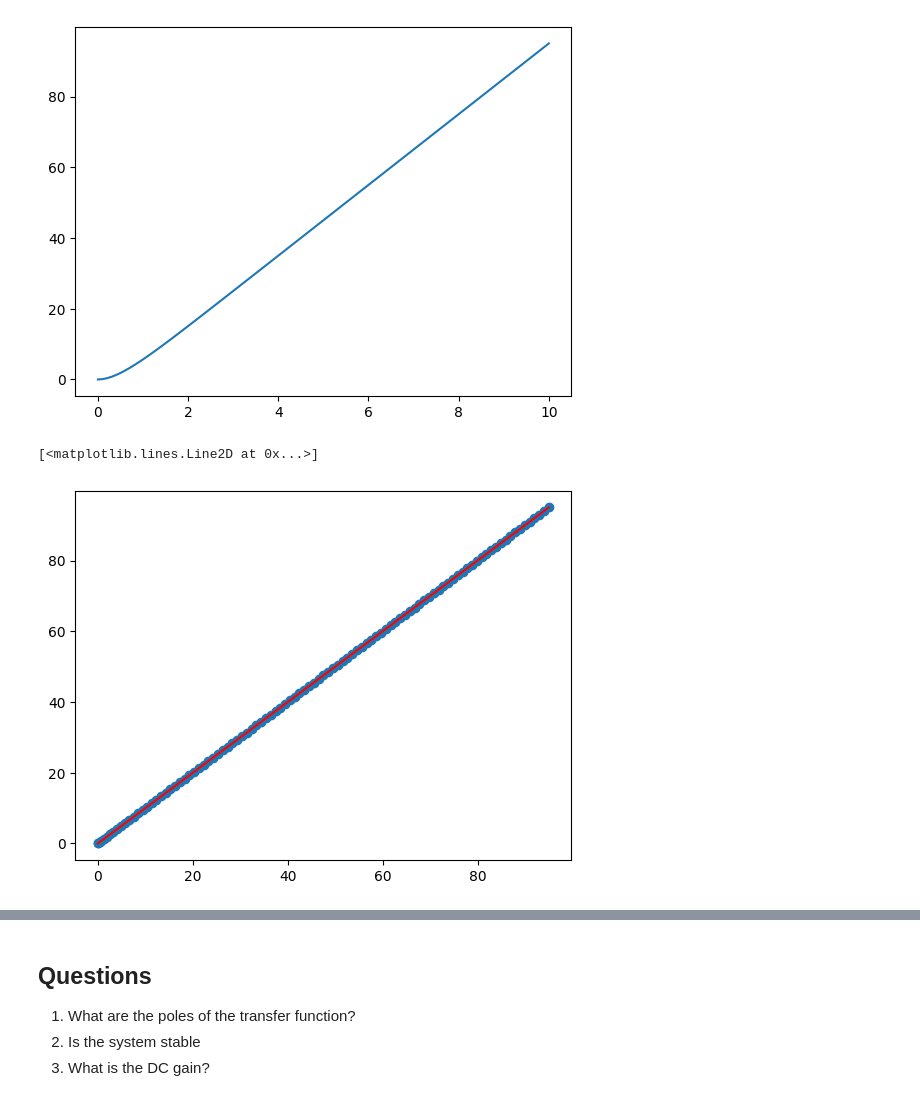
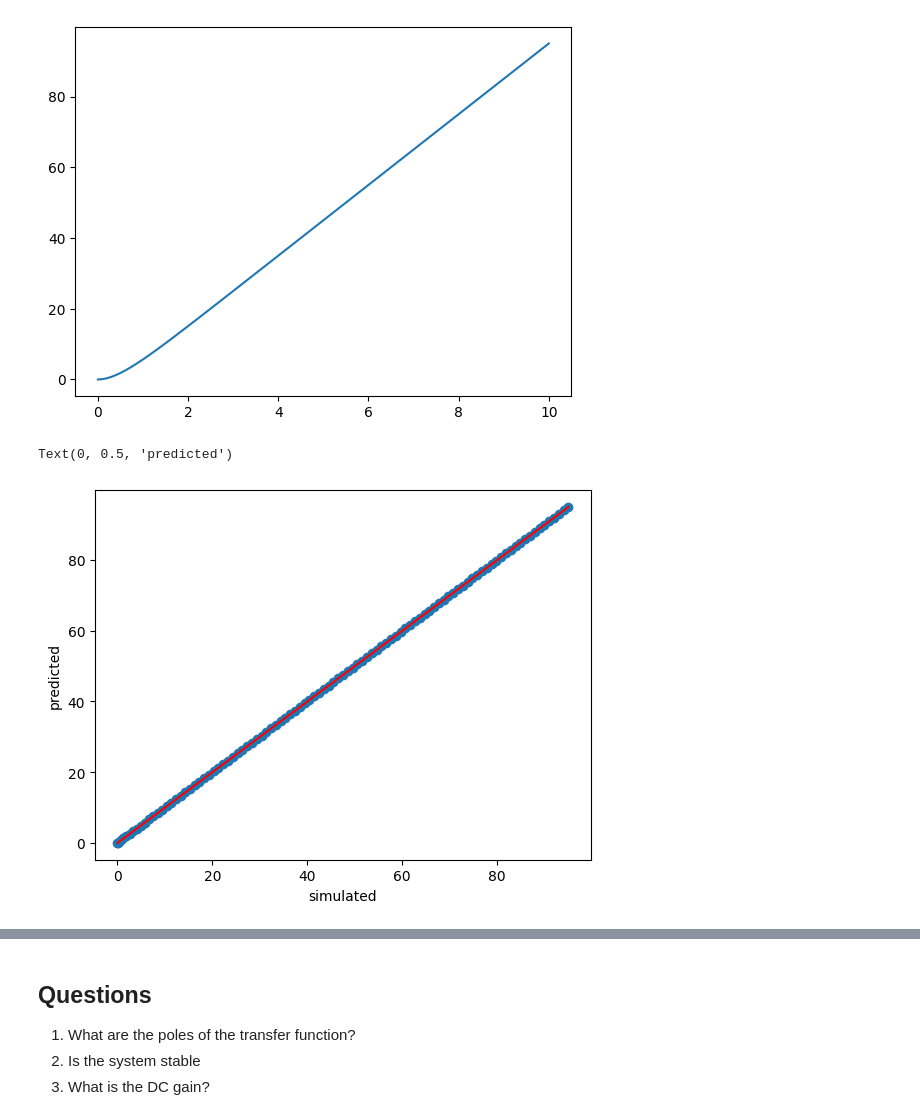
Before and after one commit to joseph-hellerstein/advanced-controls-lectures, a Jupyter notebook: lectures/lecture_09-linear_time_invariant_systems/practice_with_transfer_functions.ipynb, the cells around one changed output, grey strips where cells are left out. Drawn from its saved outputs; the diff is of its cells as text; code cells hidden in the pictures.

```diff
--- a/lectures/lecture_09-linear_time_invariant_systems/practice_with_transfer_functions.ipynb
+++ b/lectures/lecture_09-linear_time_invariant_systems/practice_with_transfer_functions.ipynb
@@ -13,0 +18,12 @@ TIMES = np.linspace(0, 10, 100)
+# %%
+TEST_MODEL = """
+$S1 -> S2; k1*S1
+S2 -> S3; k2*S2
+
+S1 = 10
+S2 = 0
+S3 = 0
+k1 = 1
+k2 = 2
+"""
+TEST_RR = te.loada(TEST_MODEL)
@@ -92,8 +170,10 @@ plt.plot(times, predictions)
 # %%
 # Compare with simulation
 plt.scatter(DATA["[S3]"], predictions)
 maxval = np.max(predictions)
 plt.plot([0, maxval], [0, maxval], color="red")
+plt.xlabel("simulated")
+plt.ylabel("predicted")
 # %% [output]
-[<matplotlib.lines.Line2D at 0x...>]
+Text(0, 0.5, 'predicted')
-[figure, old version]
+[figure, new version]
```
Also changed, not shown: parts of 38 cells of this notebook, 1 other file.
